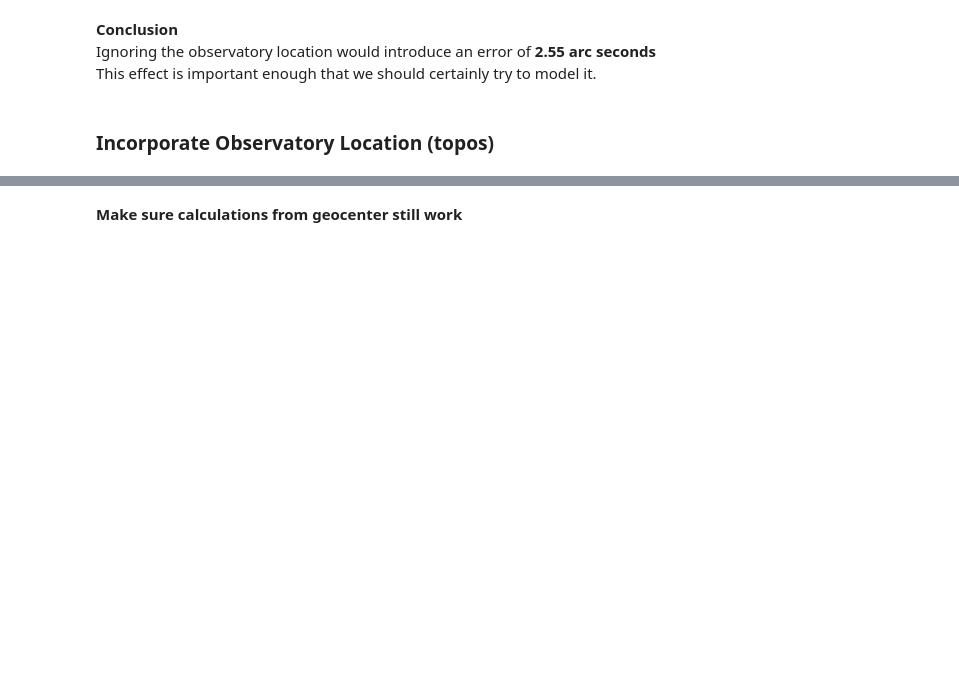
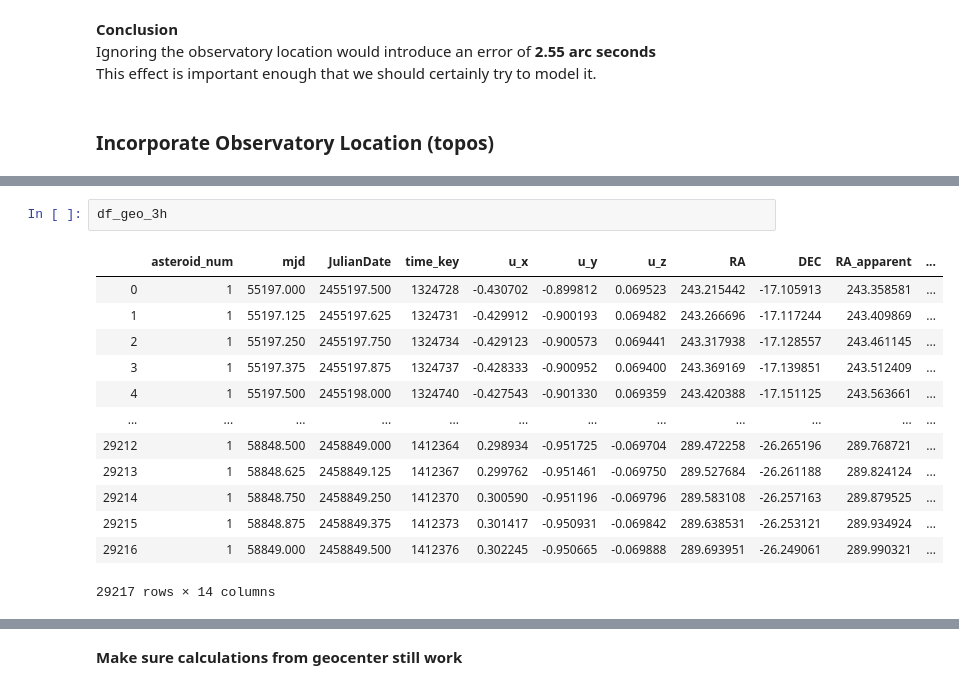
Before and after one commit to memanuel/kepler-sieve, a Jupyter notebook: src/RA_DEC.ipynb, the cells around one changed output, grey strips where cells are left out. Saved outputs shown, nothing was run; the diff lists cells and outputs as text; blank space fills up the shorter version.

```diff
--- a/src/RA_DEC.ipynb
+++ b/src/RA_DEC.ipynb
@@ -821,2 +848,18 @@ df_palomar
+# %%
+df_geo_3h
+# %% [output]
+|  | asteroid_num | mjd | JulianDate | time_key | u_x | u_y | u_z | RA | DEC | RA_apparent | ... |
+| 0 | 1 | 55197.000 | 2455197.500 | 1324728 | -0.430702 | -0.899812 | 0.069523 | 243.215442 | -17.105913 | 243.358581 | ... |
+| 1 | 1 | 55197.125 | 2455197.625 | 1324731 | -0.429912 | -0.900193 | 0.069482 | 243.266696 | -17.117244 | 243.409869 | ... |
+| 2 | 1 | 55197.250 | 2455197.750 | 1324734 | -0.429123 | -0.900573 | 0.069441 | 243.317938 | -17.128557 | 243.461145 | ... |
+| 3 | 1 | 55197.375 | 2455197.875 | 1324737 | -0.428333 | -0.900952 | 0.069400 | 243.369169 | -17.139851 | 243.512409 | ... |
+| 4 | 1 | 55197.500 | 2455198.000 | 1324740 | -0.427543 | -0.901330 | 0.069359 | 243.420388 | -17.151125 | 243.563661 | ... |
+| ... | ... | ... | ... | ... | ... | ... | ... | ... | ... | ... | ... |
+| 29212 | 1 | 58848.500 | 2458849.000 | 1412364 | 0.298934 | -0.951725 | -0.069704 | 289.472258 | -26.265196 | 289.768721 | ... |
+| 29213 | 1 | 58848.625 | 2458849.125 | 1412367 | 0.299762 | -0.951461 | -0.069750 | 289.527684 | -26.261188 | 289.824124 | ... |
+| 29214 | 1 | 58848.750 | 2458849.250 | 1412370 | 0.300590 | -0.951196 | -0.069796 | 289.583108 | -26.257163 | 289.879525 | ... |
+| 29215 | 1 | 58848.875 | 2458849.375 | 1412373 | 0.301417 | -0.950931 | -0.069842 | 289.638531 | -26.253121 | 289.934924 | ... |
+| 29216 | 1 | 58849.000 | 2458849.500 | 1412376 | 0.302245 | -0.950665 | -0.069888 | 289.693951 | -26.249061 | 289.990321 | ... |
+29217 rows × 14 columns
 # %%
 # Earth location of the Palomar observatory
```
Also changed, not shown: parts of 29 cells of this notebook, 1 other file.
